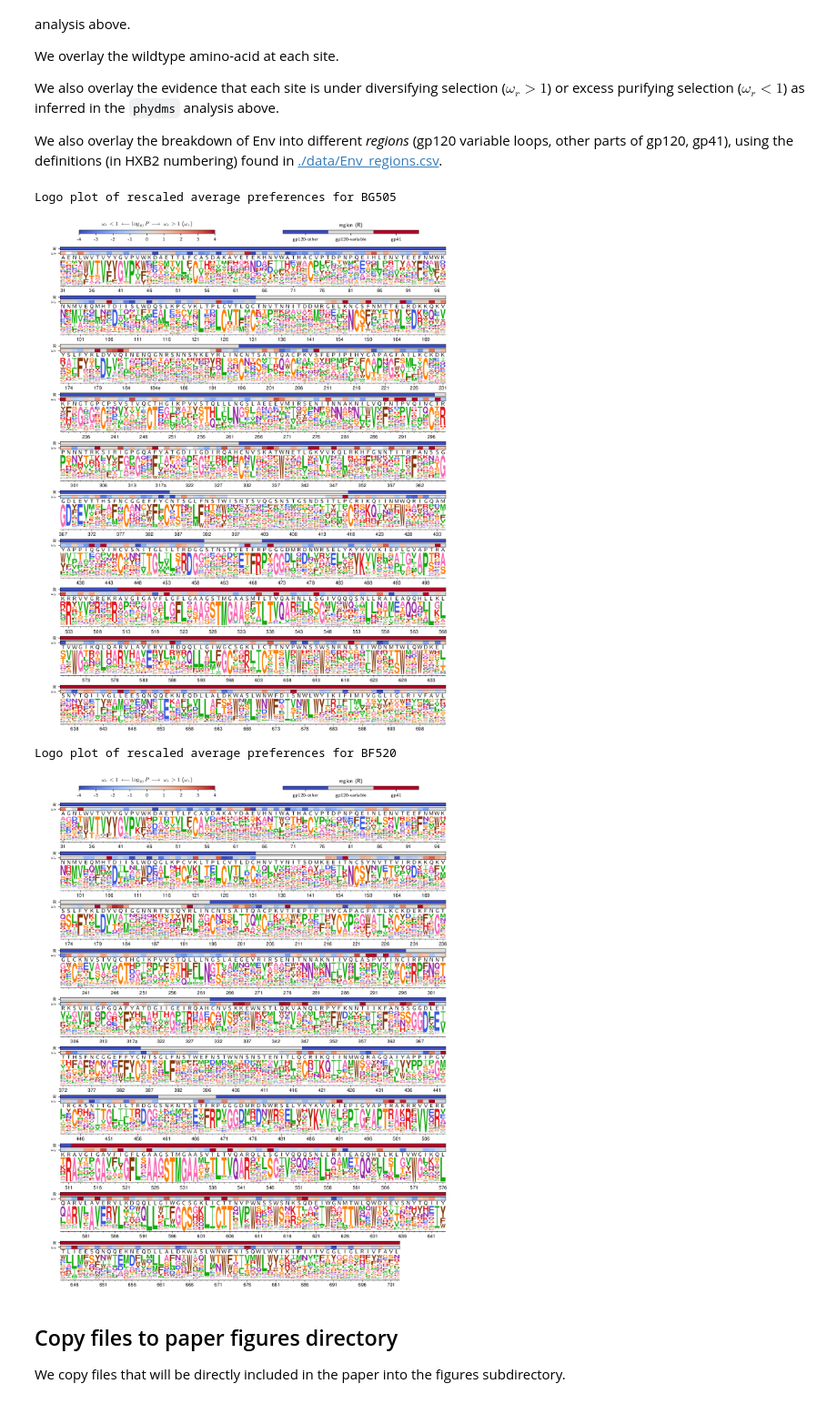
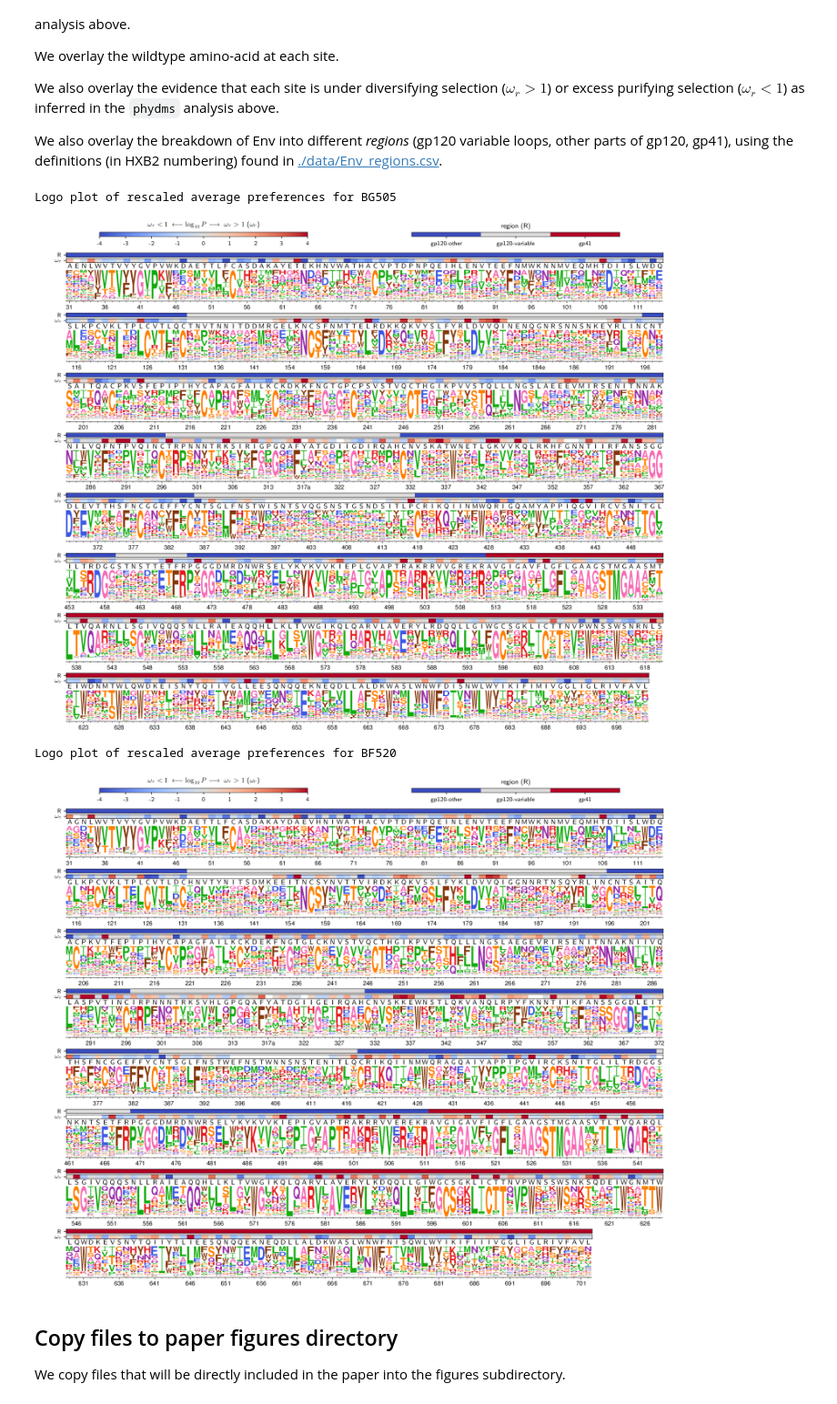
Before and after one commit to jbloomlab/EnvMutationalShiftsPaper, a Jupyter notebook: analysis_code/analysis_notebook.ipynb, the cells around one changed output. Shown at 91% size. Saved outputs shown, nothing was run; the diff lists cells and outputs as text; code cells hidden in the pictures.

Commit message:
figures placed in manuscript

```diff
--- a/analysis_code/analysis_notebook.ipynb
+++ b/analysis_code/analysis_notebook.ipynb
@@ -995,7 +995,7 @@ for env in homologs:
     df = pandas.read_csv(origfile, sep='\t', comment='#')
     df['site'] = df['site'].map(dict(enumerate(unmaskedsites, 1)))
     omegabysitefiles[env] = os.path.join(prefsdir, env + '_omegabysite.tsv')
-    df.to_csv(omegabysitefiles[env], sep='\t')
+    df.to_csv(omegabysitefiles[env], sep='\t', index=False)
 
 # create region overlay, removing missing sites, interpolating ones with letters
 regionoverlay = {}
@@ -1013,37 +1013,37 @@ for env in homologs:
 
 # create files for wildtype overlay
 wildtypeoverlay = {}
 for env in homologs:
     wildtypeoverlay[env] = os.path.join(prefsdir, env + '_wildtypeoverlay.csv')
     sites = pandas.read_csv(prefsfiles[env + '-avg'])['site'].values
     df = (pandas.read_csv(renumbfile[env])
             .rename(columns={'new':'site'})
             [['site', 'wildtype']]
             .query('site in @sites')
             .to_csv(wildtypeoverlay[env], index=False)
             )
 
 # make logo plots
 logofiles = {}
 for env in homologs:
     print("\nLogo plot of rescaled average preferences for {0}".format(env))
     logofiles[env] = os.path.join(prefsdir, env + '_prefs.pdf')
     log = !dms2_logoplot \
             --prefs {rescaled_prefsfiles[env + '-avg']} \
             --name {env} \
             --outdir {prefsdir} \
-            --nperline 67 \
+            --nperline 84 \
             --numberevery 5 \
             --overlay1 {wildtypeoverlay[env]} wildtype wildtype \
             --overlay2 {omegabysitefiles[env]} omegabysite omegabysite \
             --overlay3 {regionoverlay[env]} R region \
             --overlaycolormap coolwarm
     showPDF(logofiles[env])
 # %% [output]
 Logo plot of rescaled average preferences for BG505
-[figure, old version]
+[figure, new version]
 Logo plot of rescaled average preferences for BF520
-[figure, old version]
+[figure, new version]
 # %% [markdown]
 ## Copy files to paper figures directory
 We copy files that will be directly included in the paper into the figures subdirectory.
```
Also changed, not shown: parts of 1 cell of this notebook, 43 other files.
